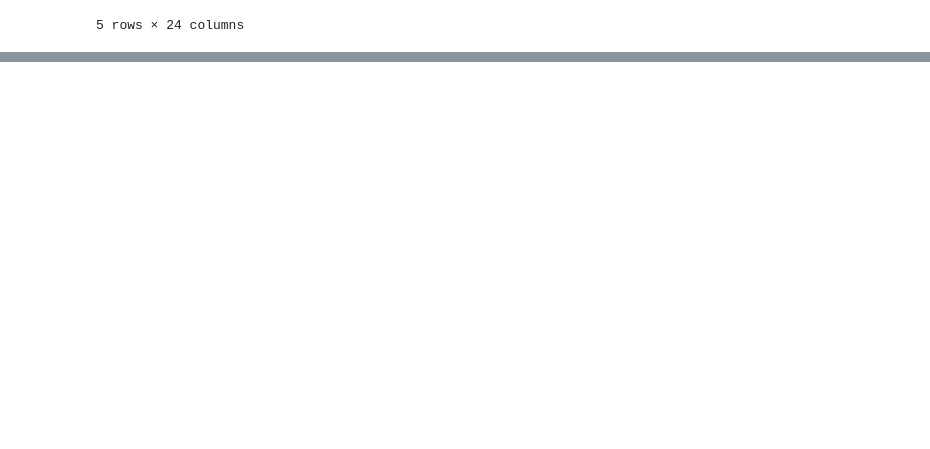
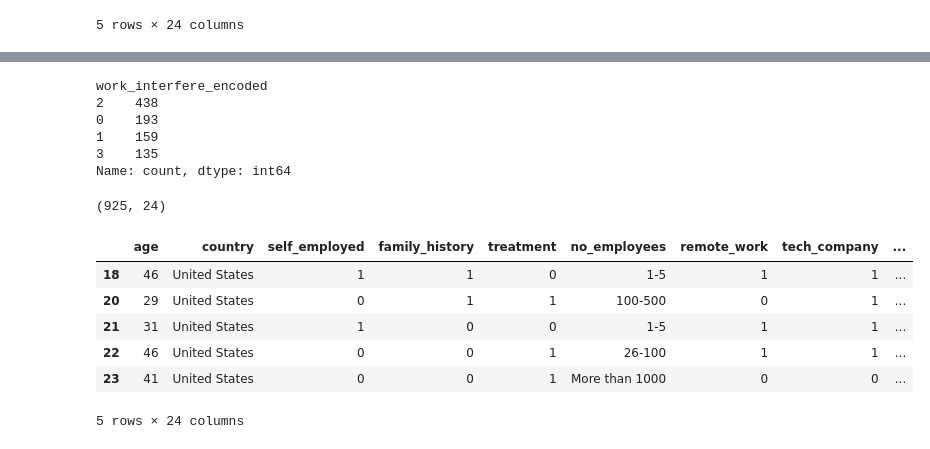
Before and after one commit to denizdagli/mental-health, a Jupyter notebook: dataAnalysis.ipynb, the cells around one changed output, grey strips where cells are left out. Drawn from its saved outputs; the diff is of its cells as text; code cells hidden in the pictures; blank space fills up the shorter version.

```diff
--- a/dataAnalysis.ipynb
+++ b/dataAnalysis.ipynb
@@ -593,0 +600,11 @@ df.head()
+# %%
+# Kategorik veri tipi tanımlama
+df['work_interfere'] = pd.Categorical(df['work_interfere'],
+                                       categories=['Never', 'Rarely', 'Sometimes', 'Often'],
+                                       ordered=True)
+
+# Kategorileri sayısal forma dönüştürme
+df['work_interfere_encoded'] = df['work_interfere'].cat.codes
+
+# Sonuçları görüntüle
+df.head()
@@ -593,0 +619,25 @@ df.head()
+# %%
+df['work_interfere_encoded'].value_counts()
+# %% [output]
+work_interfere_encoded
+2    438
+0    193
+1    159
+3    135
+Name: count, dtype: int64
+# %%
+df.drop(['work_interfere'], axis=1, inplace=True)
+# %%
+df.shape
+# %% [output]
+(925, 24)
+# %%
+df.head()
+# %% [output]
+|  | age | country | self_employed | family_history | treatment | no_employees | remote_work | tech_company | ... |
+| 18 | 46 | United States | 1 | 1 | 0 | 1-5 | 1 | 1 | ... |
+| 20 | 29 | United States | 0 | 1 | 1 | 100-500 | 0 | 1 | ... |
+| 21 | 31 | United States | 1 | 0 | 0 | 1-5 | 1 | 1 | ... |
+| 22 | 46 | United States | 0 | 0 | 1 | 26-100 | 1 | 1 | ... |
+| 23 | 41 | United States | 0 | 0 | 1 | More than 1000 | 0 | 0 | ... |
+5 rows × 24 columns
```
Also changed, not shown: parts of 7 cells of this notebook.
